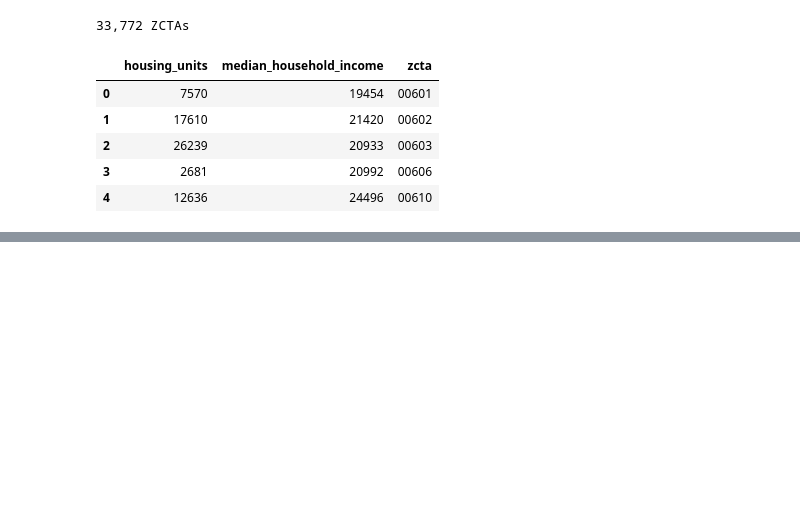
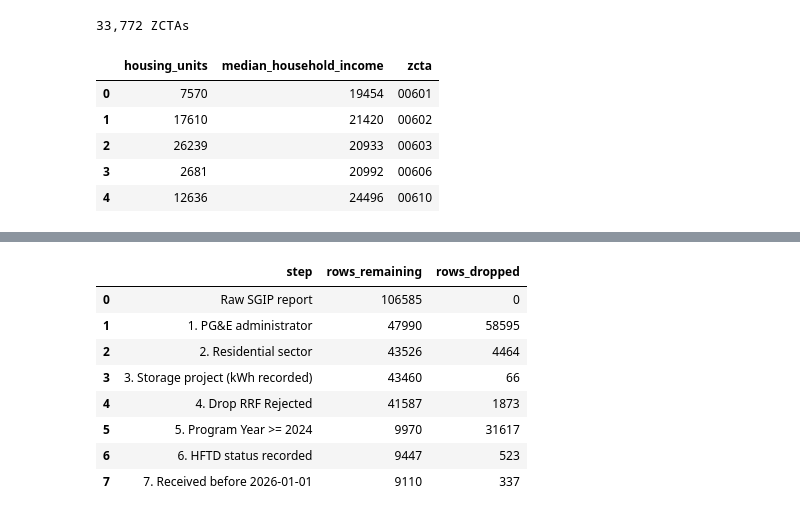
Before and after one commit to EnOnl1ne/sgip-hftd-funding, a Jupyter notebook: sgip_hftd.ipynb, the cells around one changed output, grey strips where cells are left out. Drawn from its saved outputs; the diff is of its cells as text; code cells hidden in the pictures; blank space fills up the shorter version.

```diff
--- a/sgip_hftd.ipynb
+++ b/sgip_hftd.ipynb
@@ -170,0 +240,32 @@ acs_raw.head()
+# %%
+sgip = sgip_raw.assign(received=parse_received_date(sgip_raw["Date Received"]))
+
+sample_filters = [
+    ("1. PG&E administrator",
+     lambda df: df["SGIP Administrator"] == "Pacific Gas and Electric"),
+    ("2. Residential sector",
+     lambda df: df["Host Customer Sector"].isin(RESIDENTIAL_SECTORS)),
+    ("3. Storage project (kWh recorded)",
+     lambda df: df["Energy Storage Capacity (kWh)"].notna()),
+    ("4. Drop RRF Rejected",
+     lambda df: df["Fully Qualified State"] != "RRF Rejected"),
+    (f"5. Program Year >= {FIRST_PROGRAM_YEAR}",
+     lambda df: df["Program Year"] >= FIRST_PROGRAM_YEAR),
+    ("6. HFTD status recorded",
+     lambda df: df[HFTD_COL].isin(HFTD_STATUSES)),
+    (f"7. Received before {RECEIVED_CUTOFF:%Y-%m-%d}",
+     lambda df: df["received"] < RECEIVED_CUTOFF),
+]
+
+sgip_sample, filter_funnel = apply_filters(sgip, sample_filters)
+filter_funnel
+# %% [output]
+|  | step | rows_remaining | rows_dropped |
+| 0 | Raw SGIP report | 106585 | 0 |
+| 1 | 1. PG&E administrator | 47990 | 58595 |
+| 2 | 2. Residential sector | 43526 | 4464 |
+| 3 | 3. Storage project (kWh recorded) | 43460 | 66 |
+| 4 | 4. Drop RRF Rejected | 41587 | 1873 |
+| 5 | 5. Program Year >= 2024 | 9970 | 31617 |
+| 6 | 6. HFTD status recorded | 9447 | 523 |
+| 7 | 7. Received before 2026-01-01 | 9110 | 337 |
```
Also changed, not shown: parts of 11 cells of this notebook.
